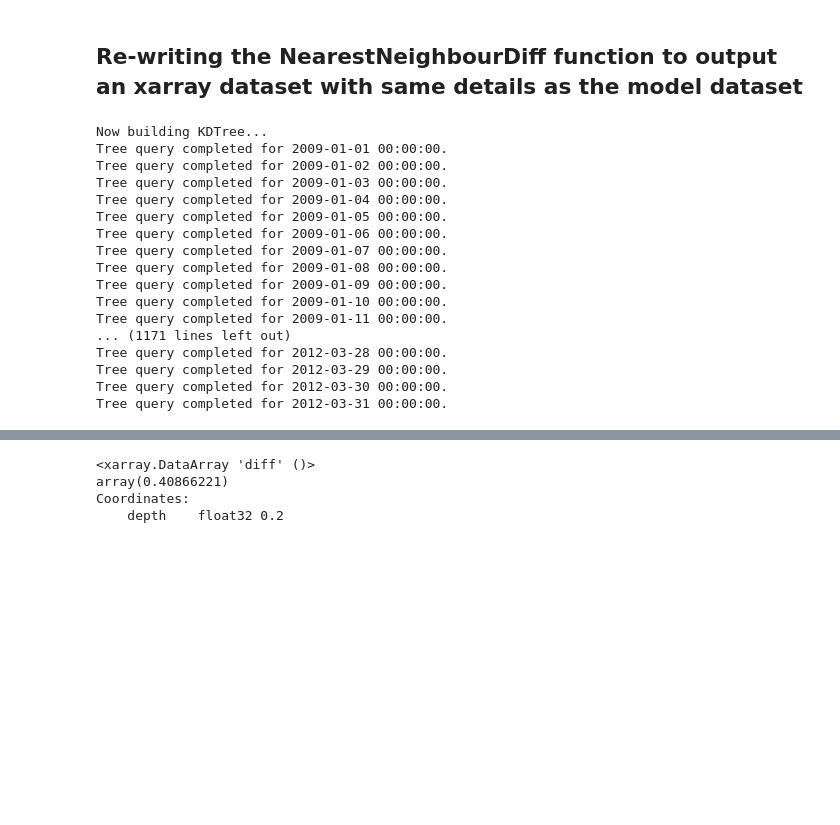
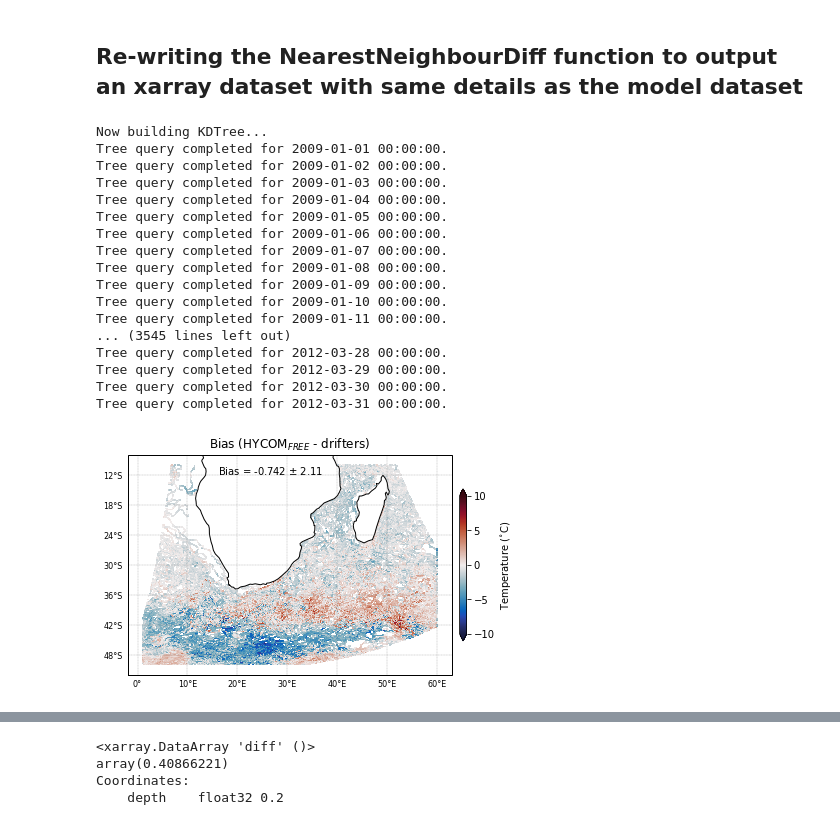
Before and after one commit to HarryLuyt/paper1_scripts, a Jupyter notebook: Scripts/HYCOM_Drifter_SST_comparison.ipynb, the cells around one changed output, grey strips where cells are left out. Saved outputs shown, nothing was run; the diff lists cells and outputs as text; code cells hidden in the pictures; blank space fills up the shorter version.

Commit message:
Create function to plot bias

```diff
--- a/Scripts/HYCOM_Drifter_SST_comparison.ipynb
+++ b/Scripts/HYCOM_Drifter_SST_comparison.ipynb
@@ -220,8 +202,8 @@ def NearestNeighbourDiff(grid, points):
 
         # This reshapes the vector of meaned model-drifter differences to the
         # model dimensions
-        modGrid_diff = modGrid_diff.reshape((len(model['latitude']),
-                                             len(model['longitude'])))
+        modGrid_diff = modGrid_diff.reshape((len(grid['latitude']),
+                                             len(grid['longitude'])))
 
         # This takes the copy of the model xr.Dataset and fills the model-drifter
         # differences for the same day.
@@ -246,7 +228,7 @@ Tree query completed for 2009-01-08 00:00:00.
 Tree query completed for 2009-01-09 00:00:00.
 Tree query completed for 2009-01-10 00:00:00.
 Tree query completed for 2009-01-11 00:00:00.
-... (1171 lines left out)
+... (3545 lines left out)
 Tree query completed for 2012-03-28 00:00:00.
 Tree query completed for 2012-03-29 00:00:00.
 Tree query completed for 2012-03-30 00:00:00.
@@ -253,0 +293,4 @@ Tree query completed for 2012-03-31 00:00:00.
+# %%
+plotBias(free_drifters, 'FREE')
+# %% [output]
+[figure, added]
```
Also changed, not shown: parts of 5 cells of this notebook.
